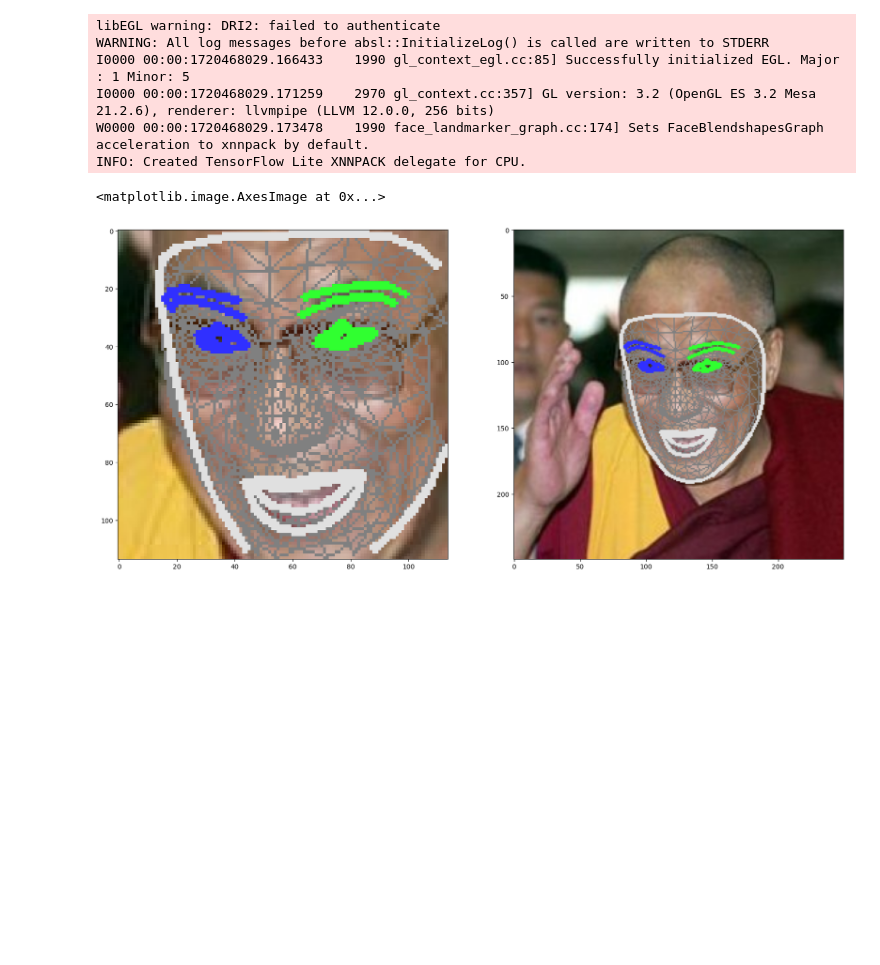
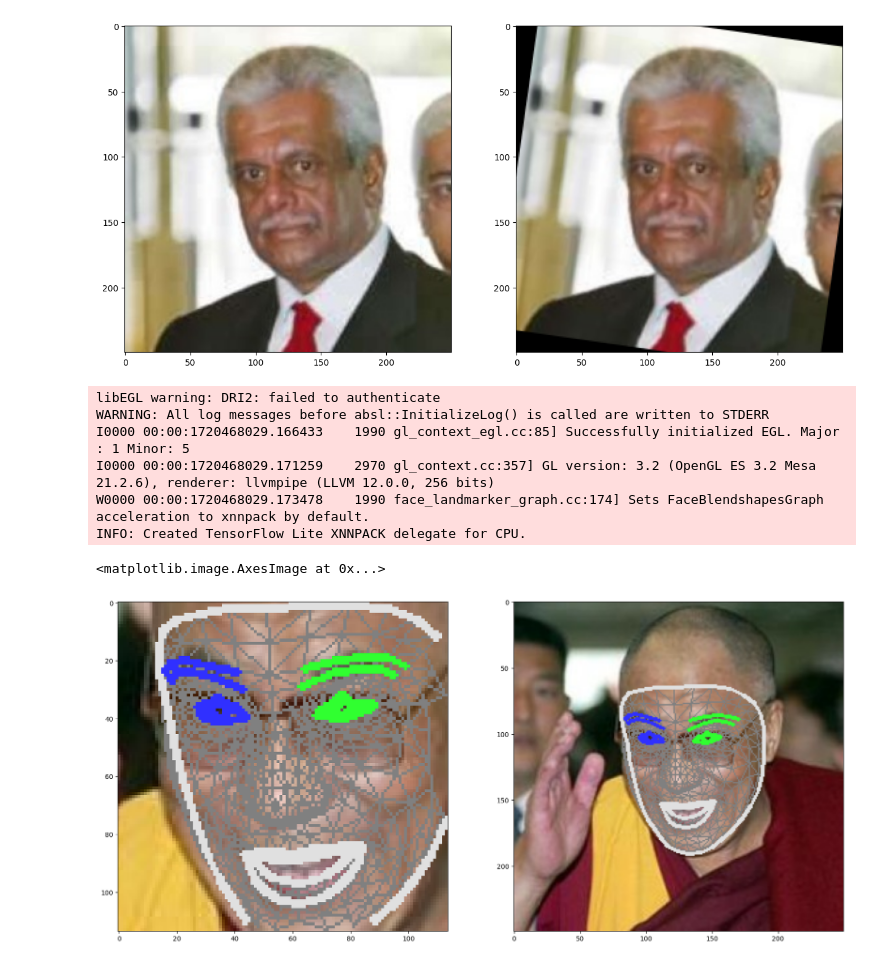
Before and after one commit to JoshuaGottlieb/Facial-Recognition-with-Deepface, a Jupyter notebook: Preprocessing.ipynb, the cells around one changed output. Saved outputs shown, nothing was run; the diff lists cells and outputs as text; code cells hidden in the pictures; blank space fills up the shorter version.

Commit message:
Renamed Preliminary_Testing to Preprocessing, wrote facial alignment function using dlib and OpenCV.

```diff
--- a/Preliminary_Testing.ipynb
+++ b/Preprocessing.ipynb
@@ -68,3 +55,11 @@ plt.imshow(img_red);
+# %%
+rotated_img = align_face(img)
+# %%
+fig, ax = plt.subplots(1, 2, figsize = (15, 10))
+ax[0].imshow(img[:,:,::-1]);
+ax[1].imshow(rotated_img[:,:,::-1]);
+# %% [output]
+[figure, added]
 # %%
 from mediapipe import solutions
 from mediapipe.framework.formats import landmark_pb2
```
Also changed, not shown: parts of 18 cells of this notebook.
